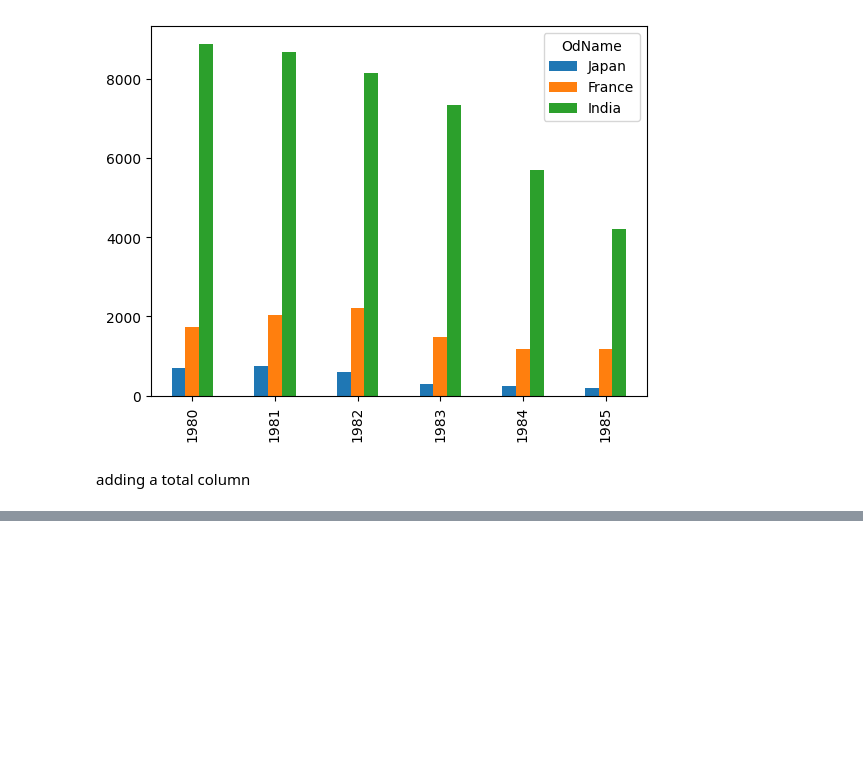
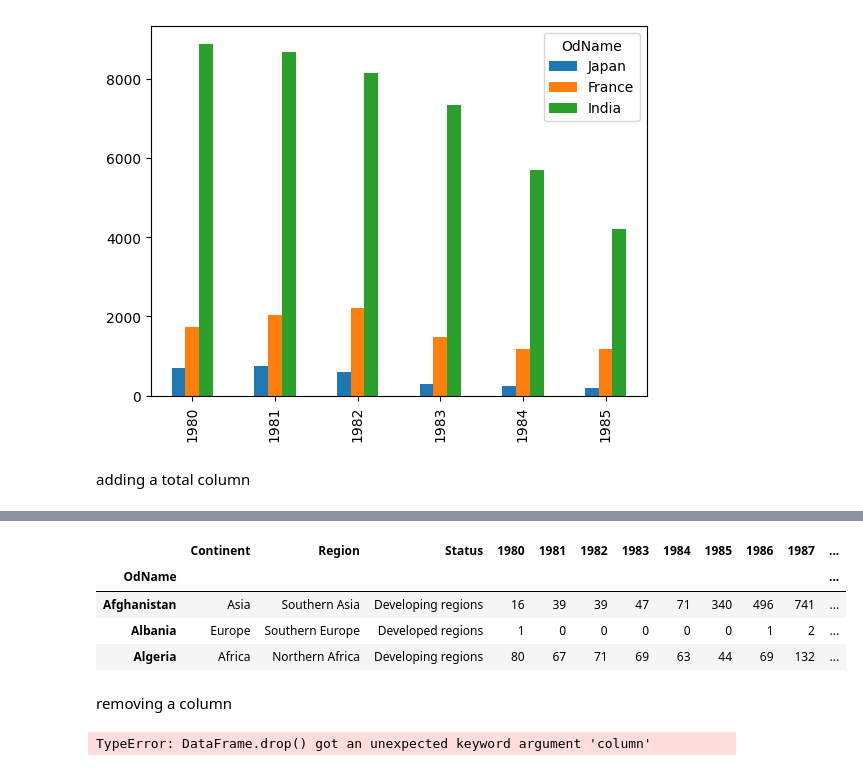
Before and after one commit to ananyacode/digipodiumdatascience, a Jupyter notebook: data analysis/data_analysis.ipynb, the cells around one changed output, grey strips where cells are left out. Drawn from its saved outputs; the diff is of its cells as text; code cells hidden in the pictures; blank space fills up the shorter version.

```diff
--- a/data analysis/data_analysis.ipynb
+++ b/data analysis/data_analysis.ipynb
@@ -418,3 +418,19 @@ canada.head()
 | Algeria | Immigrants | Foreigners | 903 | Africa | 912 | Northern Africa | 902 | Developing regions | 80 | 67 | 71 | ... |
 | American Samoa | Immigrants | Foreigners | 909 | Oceania | 957 | Polynesia | 902 | Developing regions | 0 | 1 | 0 | ... |
 | Andorra | Immigrants | Foreigners | 908 | Europe | 925 | Southern Europe | 901 | Developed regions | 0 | 0 | 0 | ... |
+# %%
+canada['faltu']=10
+canada.head(3)
+# %% [output]
+|  | Continent | Region | Status | 1980 | 1981 | 1982 | 1983 | 1984 | 1985 | 1986 | 1987 | ... |
+| OdName |  |  |  |  |  |  |  |  |  |  |  | ... |
+| Afghanistan | Asia | Southern Asia | Developing regions | 16 | 39 | 39 | 47 | 71 | 340 | 496 | 741 | ... |
+| Albania | Europe | Southern Europe | Developed regions | 1 | 0 | 0 | 0 | 0 | 0 | 1 | 2 | ... |
+| Algeria | Africa | Northern Africa | Developing regions | 80 | 67 | 71 | 69 | 63 | 44 | 69 | 132 | ... |
+# %% [markdown]
+removing a column
+# %%
+canada.drop(columns='faltu',inplace=True)
+canada.head(2)
+# %% [output]
+TypeError: DataFrame.drop() got an unexpected keyword argument 'column'
```
Also changed, not shown: parts of 13 cells of this notebook, 2 other files.
